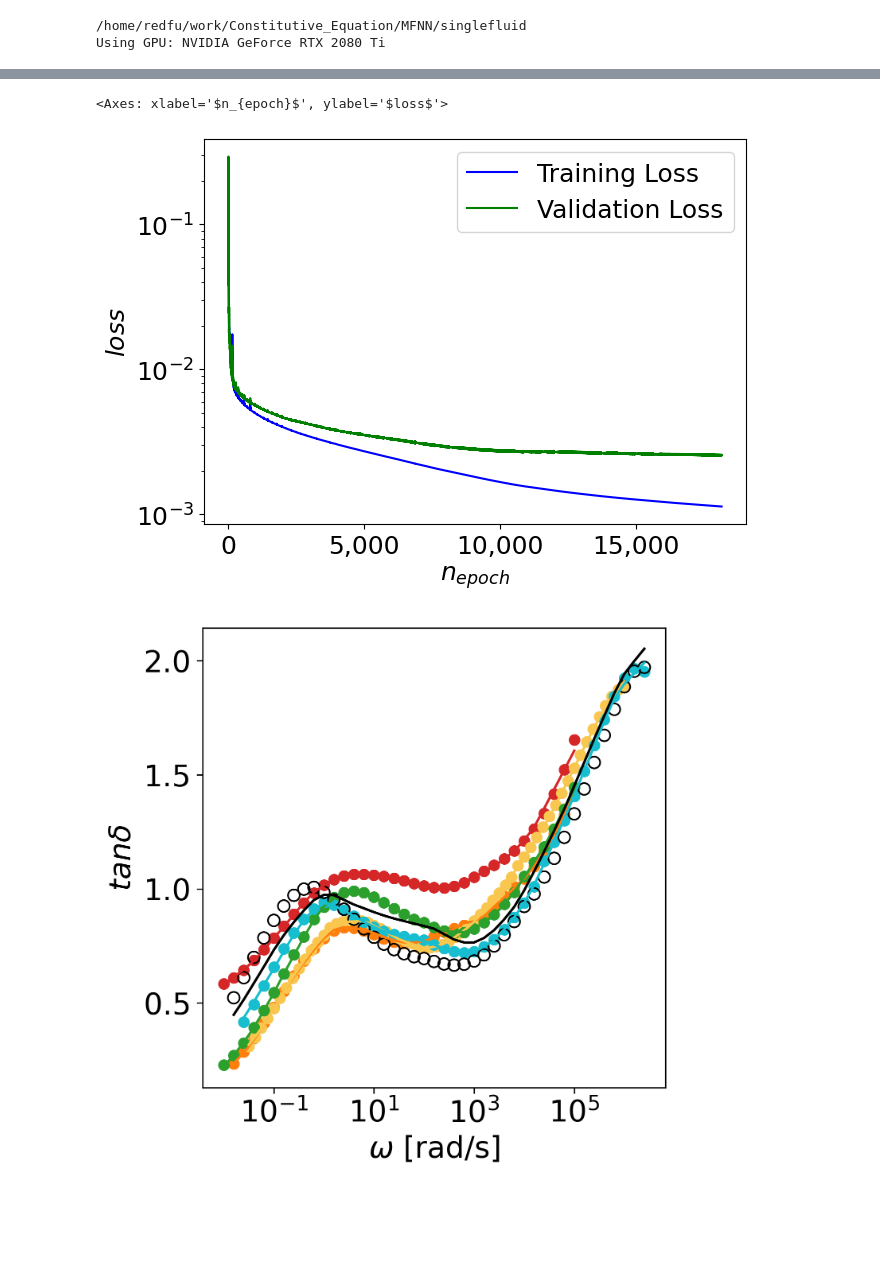
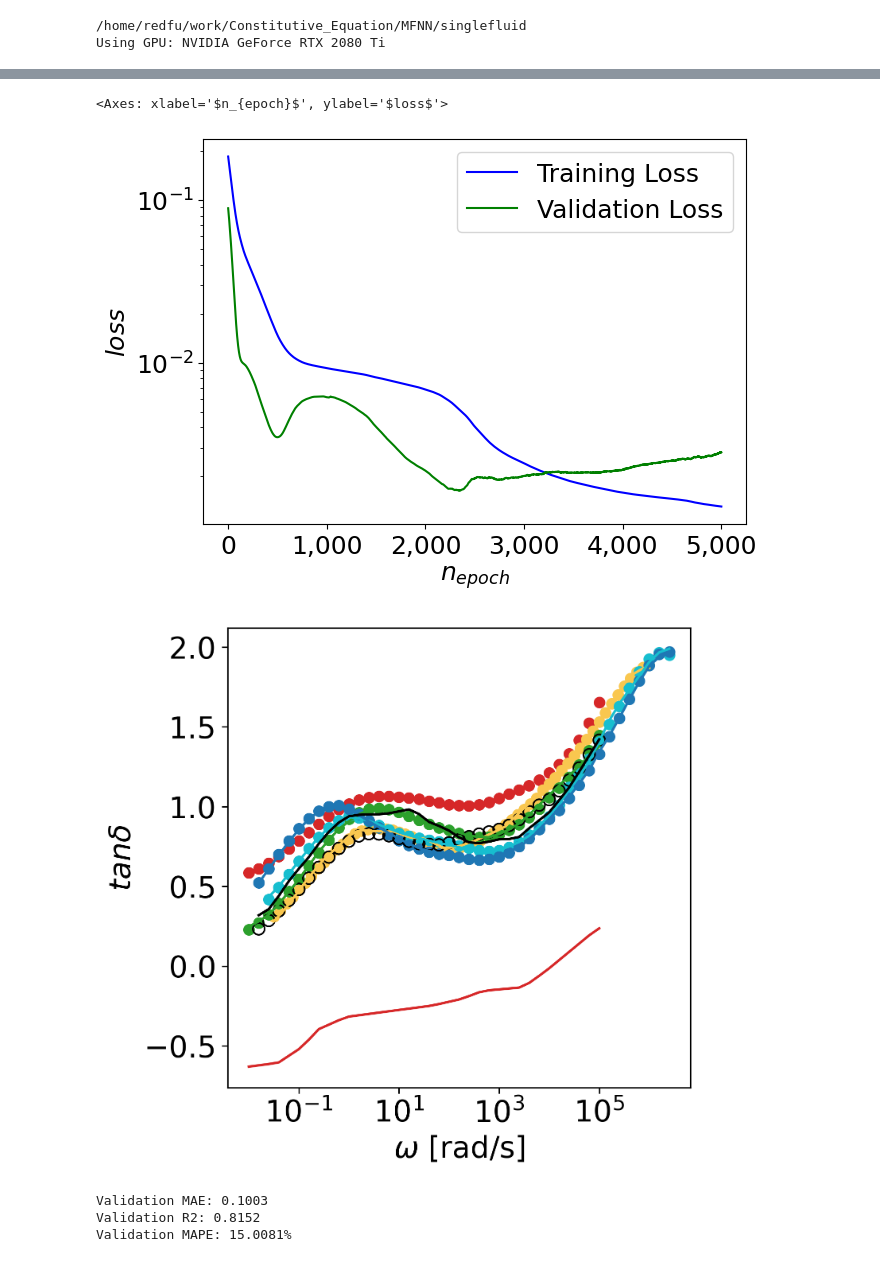
Before and after one commit to xiaolihuamao/Constitutive_Equation, a Jupyter notebook: MFNN/singlefluid/MFNN_com_PFGs.ipynb, the cells around one changed output, grey strips where cells are left out. Cells and saved outputs as stored; diff of their text form; code cells hidden in the pictures; blank space fills up the shorter version.

```diff
--- a/MFNN/singlefluid/MFNN_com_PFGs.ipynb
+++ b/MFNN/singlefluid/MFNN_com_PFGs.ipynb
@@ -57,9 +58,9 @@ for sheet_name, df in df_HF.items():
     df = df.dropna()
 
     # 根据 sheet_name 划分数据集
-    if sheet_name == 'b7':
+    if sheet_name == 'b2':
         valid_set = df  # sheet_name='b1' 的视为验证集
-    else:
+    elif sheet_name!='b1':
         train_set = pd.concat([train_set, df], ignore_index=True)  # 其他 sheet 拼接为训练集
 
 # 提取目标变量
@@ -101,10 +102,9 @@ def add_hadamard_features(X):
         Mn1_Mn11,
         Mn2_Mn22,
         Mn3_Mn33,
-        feature_1_2,  # (Mn1 * Mn11) * (Mn2 * Mn22)
-        feature_1_3,  # (Mn1 * Mn11) * (Mn3 * Mn33)
-        feature_2_3,   # (Mn2 * Mn22) * (Mn3 * Mn33)
-        feature_1_2_3
+        feature_1_2,
+        feature_1_3,
+        feature_2_3
     ))
     return X_new
 X_train=add_hadamard_features(X_train)
@@ -141,5 +141,5 @@ print("X_data_valid shape:", X_data_valid.shape)
 print("y_data_valid shape:", y_data_valid.shape)
 
 # 定义模型
-in_dim, out_dim = 8, 1
+in_dim, out_dim = 7, 1
 # %% [output]
@@ -323,7 +323,7 @@ model_HF_l = PINN_NeuralNet(input_dim=in_dim,
 model_HF_nl = PINN_NeuralNet(input_dim=in_dim,
                              output_dim=out_dim,
                              num_hidden_layers=5,
-                             num_neurons_per_layer=256,
+                             num_neurons_per_layer=20,
                              activation='relu')
 # 初始化 PINNSolver
 solver = PINNSolver(model_HF_nl,model_HF_l)
@@ -336,7 +336,7 @@ X_data_valid= X_data_valid.to(device)
 y_data_valid=y_data_valid.to(device)
 # %%
 # 定义学习率调度器
-lr = 1e-3
+lr = 1e-4
 optimizer = optim.Adam(
     list(model_HF_nl.parameters()) + list(model_HF_l.parameters()),  # 将生成器转换为列表并拼接
     lr=lr
@@ -344,7 +344,7 @@ optimizer = optim.Adam(
 scheduler = ReduceLROnPlateau(optimizer, mode='min', factor=0.9, patience=10, verbose=True)
 # 定义训练模式
 mode = 'PyTorch_optimizer'
-N = int(20000) + 1  # 训练迭代次数
+N = int(5000) + 1  # 训练迭代次数
 
 try:
     runtime
@@ -383,7 +383,7 @@ Runtime: 6.618 minutes
 solver.plot_loss_history()
 # %% [output]
 <Axes: xlabel='$n_{epoch}$', ylabel='$loss$'>
-[figure, old version]
+[figure, new version]
 # %%
 # 设置绘图样式
 plt.rc('font', size=18)
@@ -403,7 +403,7 @@ fig, ax = plt.subplots(figsize=(5, 5), dpi=300)
 
 # 对训练集进行预测并绘制
 for i, sheet_name in enumerate(df_HF.keys()):
-    if sheet_name == 'b7' or sheet_name=='s':
+    if sheet_name == 'b2' or sheet_name=='s':
         continue  # 跳过验证集
 
     # 提取当前 sheet 的数据
@@ -417,34 +417,49 @@ for i, sheet_name in enumerate(df_HF.keys()):
     # 对当前 sheet 的数据进行归一化
     X_train_normalized = x_scaler.transform(X_train)
     y_train_normalized = y_scaler.transform(y1_train.reshape(-1, 1))
 
     # 将数据转换为 PyTorch 张量
     X_data_train = torch.tensor(X_train_normalized, dtype=torch.float32).to(device)
     # 模型预测
     y_MF_train = model_HF_nl(X_data_train)+model_HF_l(X_data_train)
     y_MF_train_denorm = y_scaler.inverse_transform(y_MF_train.detach().cpu().numpy())
 
     # 绘制当前 sheet 的拟合曲线
     ax.plot(10**X_train[:, 0], y_MF_train_denorm, color=colors[i], label=f'Train {sheet_name}')
     ax.scatter(10**X_train[:, 0], y1_train, color=colors[i], label=f'Train {sheet_name}')
 # 对验证集进行预测并绘制
 y_MF_valid = model_HF_nl(X_data_valid)+model_HF_l(X_data_valid)
 y_MF_valid_denorm = y_scaler.inverse_transform(y_MF_valid.detach().cpu().numpy())
 
 # 绘制验证集的拟合曲线
 ax.plot(10**X_valid[:, 0], y_MF_valid_denorm, color='black', label='Validation Fit')
 
 # 绘制验证集的真实值（空心圆）
 y1_valid_denorm = y_scaler.inverse_transform(y_data_valid.cpu().numpy())
 ax.scatter(10**X_valid[:, 0], y1_valid_denorm, color='black', marker='o', facecolors='none', s=50, label='Validation Data')
 
 # 设置图表属性
 ax.set_xscale('log')
 ax.set_ylabel('$tan\delta$')
 ax.set_xlabel('$\omega$ $\mathrm{[rad/s]}$')
 plt.show()
+
+
+
+# 计算验证集的 MAE、R2 和 MAPE
+mae_valid = mean_absolute_error(y1_valid_denorm, y_MF_valid_denorm)
+r2_valid = r2_score(y1_valid_denorm, y_MF_valid_denorm)
+mape_valid = np.mean(np.abs((y1_valid_denorm - y_MF_valid_denorm) / y1_valid_denorm)) * 100
+
+# 打印验证集的指标
+print(f"Validation MAE: {mae_valid:.4f}")
+print(f"Validation R2: {r2_valid:.4f}")
+print(f"Validation MAPE: {mape_valid:.4f}%")
 # %% [output]
-[figure, old version]
+[figure, new version]
+Validation MAE: 0.1003
+Validation R2: 0.8152
+Validation MAPE: 15.0081%
 # %%
 torch.save(model_HF_l,'model/mdoel_l_pinn_pfgs')
 torch.save(model_HF_nl,'model/mdoel_nl_pinn_pfgs')
```
Also changed, not shown: parts of 3 cells of this notebook, 2 other files.
